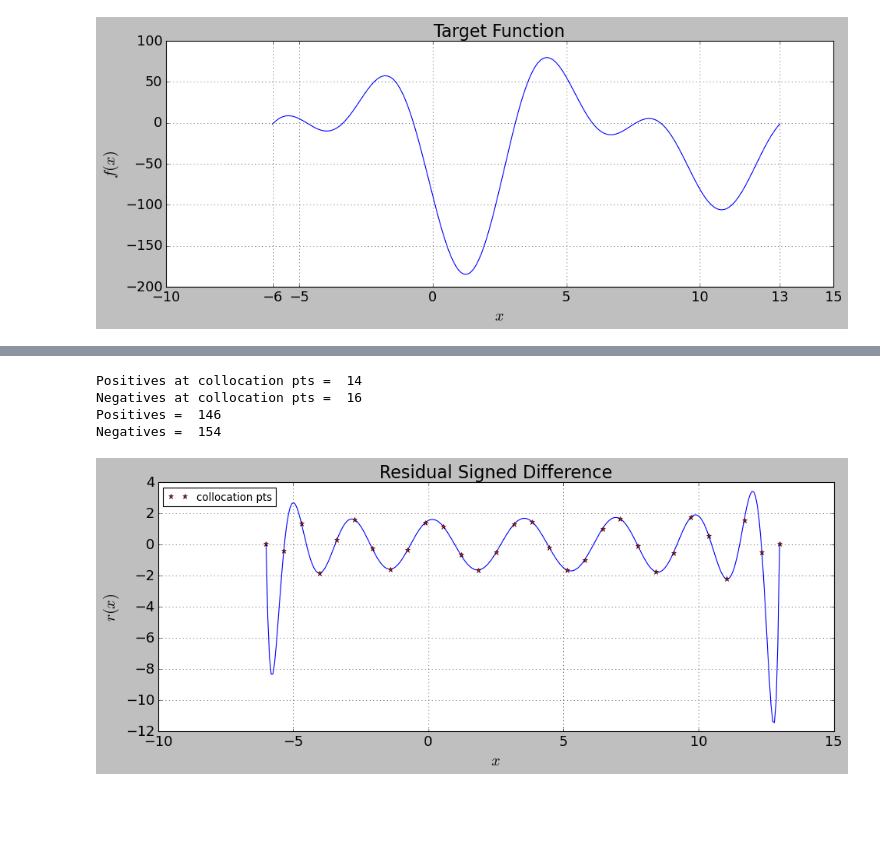
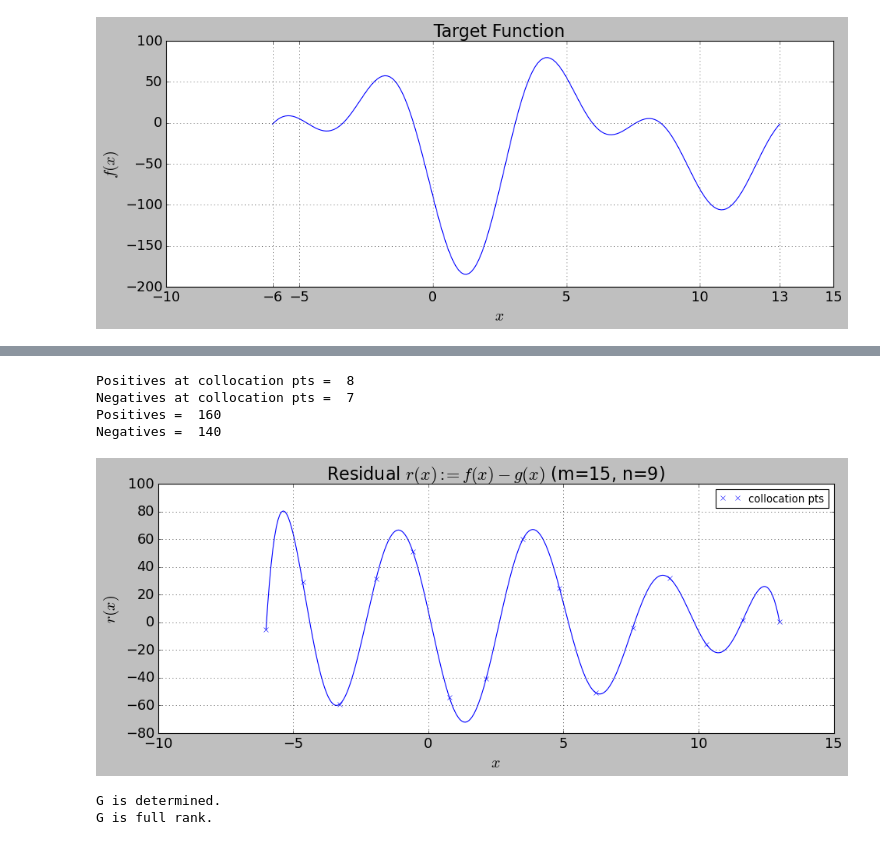
Before and after one commit to dpploy/engy-5330, a Jupyter notebook: notebooks/04-legendre-lsq-residual.ipynb, the cells around one changed output, grey strips where cells are left out. Drawn from its saved outputs; the diff is of its cells as text; code cells hidden in the pictures; blank space fills up the shorter version.

Commit message:
collocation-free updates

```diff
--- a/notebooks/04-legendre-lsq-residual.ipynb
+++ b/notebooks/04-legendre-lsq-residual.ipynb
@@ -373,9 +597,9 @@ import numpy as np
 x_min = shape_pts[0][0]
 x_max = shape_pts[-1][0]
 
-m = 30
+m = 15
 
 x_tilde_pts = np.linspace(x_min, x_max, m)
 
-f.plot(n_plot_pts=200, show_x_pts=x_tilde_pts, title='Collocation Points on Target Function')
+f.plot(n_plot_pts=200, show_x_pts=x_tilde_pts, title='Collocation Points on Target Function (m = '+str(m)+')')
 # %% [output]
@@ -388,14 +612,14 @@ try:
 except ModuleNotFoundError:
     assert False, 'You need to provide your own code here. Bailing out.'
 
-degree = 15
+degree = 8
 
 lb = LegendreBasis(degree, x_min, x_max)
 # %%
-'''Build basis functions'''
+'''Build the basis function collocation matrix and target function vector at the collocation points'''
 
-a_tilde_mtrx = lb.evaluate_matrix(x_tilde_pts)
-f_tilde_vec = f.values(x_tilde_pts)
+a_tilde_mtrx = lb.evaluation_matrix(x_tilde_pts)
+f_tilde_vec = np.array(f.values(x_tilde_pts))
 
 if a_tilde_mtrx.shape[0] > a_tilde_mtrx.shape[1]:
     print('A is overdetermined.')
@@ -403,5 +627,15 @@ elif a_tilde_mtrx.shape[0] < a_tilde_mtrx.shape[1]:
     print('A is underdetermined.')
 else:
     print('A is determined.')
+
+try:
+    from engy_5310.toolkit import matrix_rank
+except ModuleNotFoundError:
+    assert False, 'You need to provide your own code here. Bailing out.'
+
+if matrix_rank(a_tilde_mtrx) == min(a_tilde_mtrx.shape):
+    print('A is full rank.')
+else:
+    print('A is rank deficient.')
 # %% [output]
 A is overdetermined.
@@ -442,8 +676,7 @@ c_tilde_star_vec:
 '''Build the best approximant function'''
 
 def g_best_vec_func(x_pts):
-    lb = LegendreBasis(degree, x_min, x_max)
-    a_mtrx = lb.evaluate_matrix(x_pts)
+    a_mtrx = lb.evaluation_matrix(x_pts)
     return a_mtrx@c_tilde_star_vec
 # %%
 '''Plot comparison of f and g_vec'''
@@ -508,33 +741,60 @@ Relative error [%] = 3.176298523960967
 # %%
 '''Residual of the best approximant'''
 
 import matplotlib.pyplot as plt
 #%matplotlib inline
 
 n_pts = max(4 * m, 300)
 x_pts = np.linspace(x_min, x_max, n_pts)
 
 residual = f.values(x_pts) - g_best_vec_func(x_pts)
 residual_collocation_pts = f.values(x_tilde_pts) - g_best_vec_func(x_tilde_pts)
 print('Positives at collocation pts = ', tuple([True for p in residual_collocation_pts if p>0]).count(True))
 print('Negatives at collocation pts = ', tuple([True for p in residual_collocation_pts if p<0]).count(True))
 print('Positives = ', tuple([True for p in residual if p>0]).count(True))
 print('Negatives = ', tuple([True for p in residual if p<0]).count(True))
 
 plt.figure(1, figsize=(14, 5))
 plt.plot(x_pts, residual)
-plt.plot(x_tilde_pts, f.values(x_tilde_pts)-g_best_vec_func(x_tilde_pts),'r*',label='collocation pts')
-plt.title('Residual Signed Difference', fontsize=20)
+plt.plot(x_tilde_pts, f.values(x_tilde_pts)-g_best_vec_func(x_tilde_pts),'bx',label='collocation pts')
+plt.title(r'Residual $r(x) :\!\!= f(x) - g(x)$ (m='+str(m)+', n='+str(len(lb.basis_func_list))+')', fontsize=20)
 plt.ylabel(r'$r(x)$', fontsize=18)
 plt.xlabel(r'$x$', fontsize=18)
 plt.xticks(fontsize=16)
 plt.yticks(fontsize=16)
 plt.legend(loc='best',fontsize=12)
 plt.grid(True)
 plt.show()
 # %% [output]
-Positives at collocation pts =  14
-Negatives at collocation pts =  16
-Positives =  146
-Negatives =  154
+Positives at collocation pts =  8
+Negatives at collocation pts =  7
+Positives =  160
+Negatives =  140
-[figure, old version]
+[figure, new version]
+# %%
+'''Build the Gram matrix'''
+
+gram_mtrx = lb.gram_matrix()
+
+#np.set_printoptions(precision=1, threshold=1000, edgeitems=20, linewidth=200)
+#print(gram_mtrx)
+
+if gram_mtrx.shape[0] > gram_mtrx.shape[1]:
+    print('G is overdetermined.')
+elif gram_mtrx.shape[0] < gram_mtrx.shape[1]:
+    print('G is underdetermined.')
+else:
+    print('G is determined.')
+
+try:
+    from engy_5310.toolkit import matrix_rank
+except ModuleNotFoundError:
+    assert False, 'You need to provide your own code here. Bailing out.'
+
+if matrix_rank(gram_mtrx) == min(gram_mtrx.shape):
+    print('G is full rank.')
+else:
+    print('G is rank deficient.')
+# %% [output]
+G is determined.
+G is full rank.
```
Also changed, not shown: parts of 36 cells of this notebook, 4 other files.
